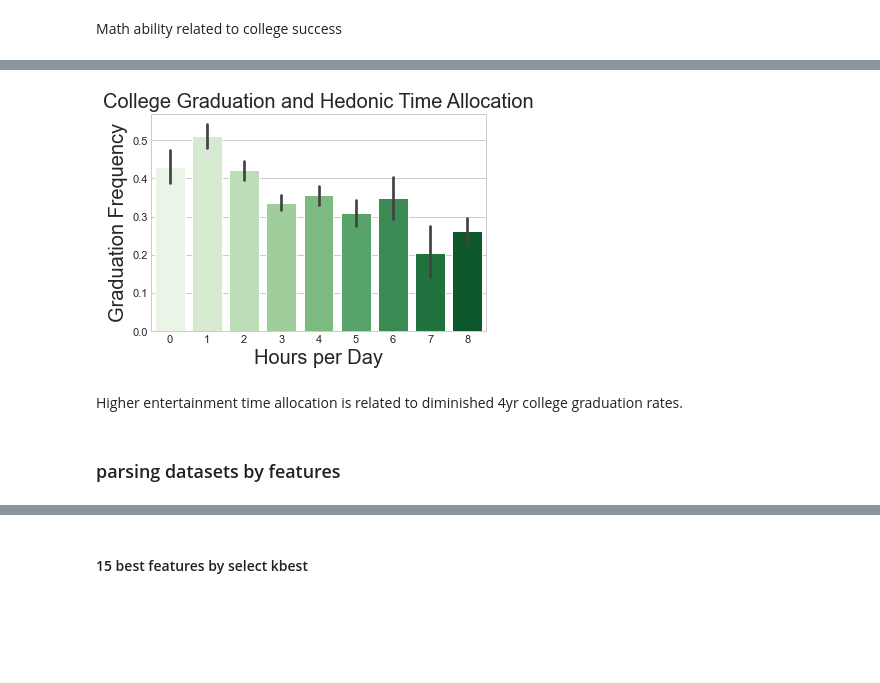
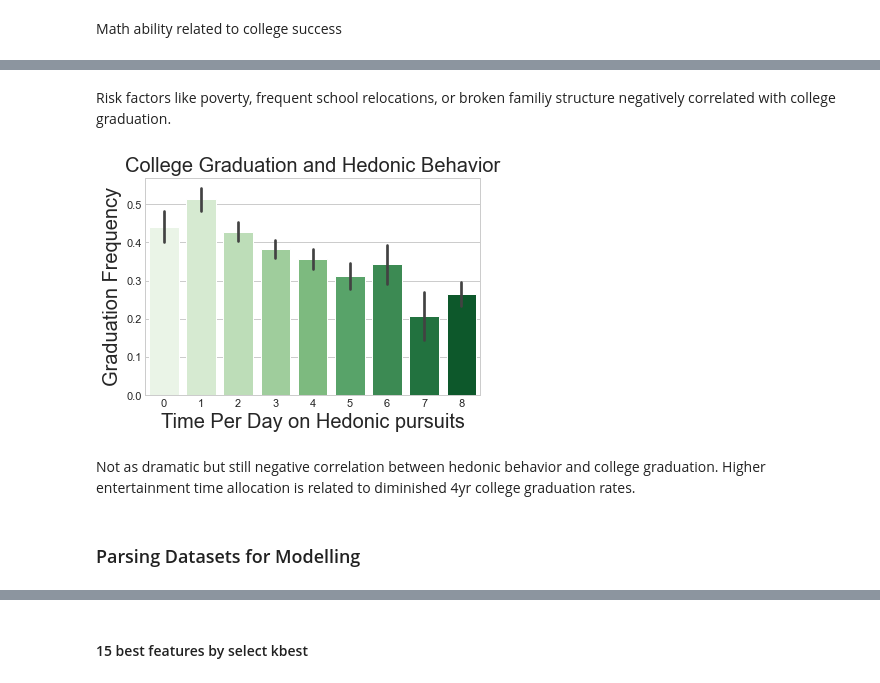
Before and after one commit to eonslemp/ML_assisted_college_advising, a Jupyter notebook: code/final_notebook.ipynb, the cells around one changed output, grey strips where cells are left out. Drawn from its saved outputs; the diff is of its cells as text; code cells hidden in the pictures; blank space fills up the shorter version.

```diff
--- a/code/final_notebook.ipynb
+++ b/code/final_notebook.ipynb
@@ -48,9 +48,9 @@ Link to the online codebook:  https://nces.ed.gov/OnlineCodebook/Session/Codeboo
 columns = ['BYHOMLIT','BYRISKFC','BYOCC30',
           'BYTXMSTD','BYTXRSTD','BYMATHSE','BYENGLSE','BYWRTNGA','BYHMWRK',
           'BYTVVIGM','BYWRKHRS', 'BYNSPORT','BYXTRACU','F1STEXP','F1OCC30',
-           'F1TXMSTD','F1HIMATH','F1PSEPLN','F1RGPP2','F1XTRACU','F1WRKHRS','F1TVVIGM','F1MATHSE',
-            'F1RHTUNP','F3EVRATT','F3PS1LVL','F3PSLCRED','F3PS2BA','F3ATTAINMENT',
-           'F3F1EDEXPFF','F3ERN2011']
+           'F1TXMSTD','F1HIMATH','F1PSEPLN','F1RGPP2','F1XTRACU','F1WRKHRS',
+           'F1TVVIGM','F1MATHSE','F1RHTUNP','F3EVRATT','F3PS1LVL','F3PSLCRED',
+           'F3PS2BA','F3ATTAINMENT','F3F1EDEXPFF','F3ERN2011']
 # %%
 df = pd.read_csv('../els_02_12_byf3pststu_v1_0.csv',
                  usecols = columns)
@@ -147,6 +150,6 @@ From here the analysis will be on a version the 'ps' category as i have defined
 # %% [markdown]
 reading in the data again to eliminate study defined NaN values
 # %%
-df = pd.read_csv('../els_02_12_byf3pststu_v1_0.csv',
+df_2 = pd.read_csv('../els_02_12_byf3pststu_v1_0.csv',
                  usecols = columns,
                  na_values = [-9,-8,-4, -7,-3, 97, 98, 99])
@@ -162,9 +172,9 @@ rename_cols(df).head()
 # %%
-ps = df[(df.math_1 > 0)
-        & (df.math_b > 0)
-        & (df.reading_b)
-        &  (df.ps_level >= 0)
-        & (df.graduated_Y >=0)]
+ps = df_2[(df_2.math_1 > 0)
+        & (df_2.math_b > 0)
+        & (df_2.reading_b > 0)
+        &  (df_2.ps_level >= 0)
+        & (df_2.graduated_Y >=0)]
 # %%
 ps.hs_gpa.value_counts()
 # %% [output]
@@ -184,5 +191,5 @@ for 'hs_gpa' value counts over '6' are NaN
 # %%
-ps.loc[ps.hs_gpa > 6,:] = np.NaN
+ps.loc[ps.hs_gpa > 6] = np.NaN
 # %% [output]
 A value is trying to be set on a copy of a slice from a DataFrame
 
@@ -996,19 +909,21 @@ plotbar('hedonics_b','target',imp_training)
+# %% [markdown]
+Risk factors like poverty, frequent school relocations, or broken familiy structure negatively correlated with college graduation.
 # %%
 sns.barplot(x = 'hedonics_b',
             y = 'target',
             data = imp_training,
             palette = 'Greens')
-plt.title('College Graduation and Hedonic Time Allocation', size = 20)
-plt.xlabel('Hours per Day',size = 20)
+plt.title('College Graduation and Hedonic Behavior', size = 20)
+plt.xlabel('Time Per Day on Hedonic pursuits',size = 20)
 plt.ylabel('Graduation Frequency',size = 20)
-plt.savefig('hedonics_bar.png', bbox_inches='tight')
+plt.savefig('risk_bar.png', bbox_inches='tight')
 plt.show()
 # %% [output]
-[figure, old version]
+[figure, new version]
 # %% [markdown]
-Higher entertainment time allocation is related to diminished 4yr college graduation rates.
+Not as dramatic but still negative correlation between hedonic behavior and college graduation.  Higher entertainment time allocation is related to diminished 4yr college graduation rates.
-# %% [markdown]
-### parsing datasets by features
+# %% [markdown]
+### Parsing Datasets for Modelling
 # %%
 imp_training_y = imp_training.target
 imp_training_x = imp_training.drop(columns = 'target', axis = 1)
```
Also changed, not shown: parts of 116 cells of this notebook, 20 other files.
